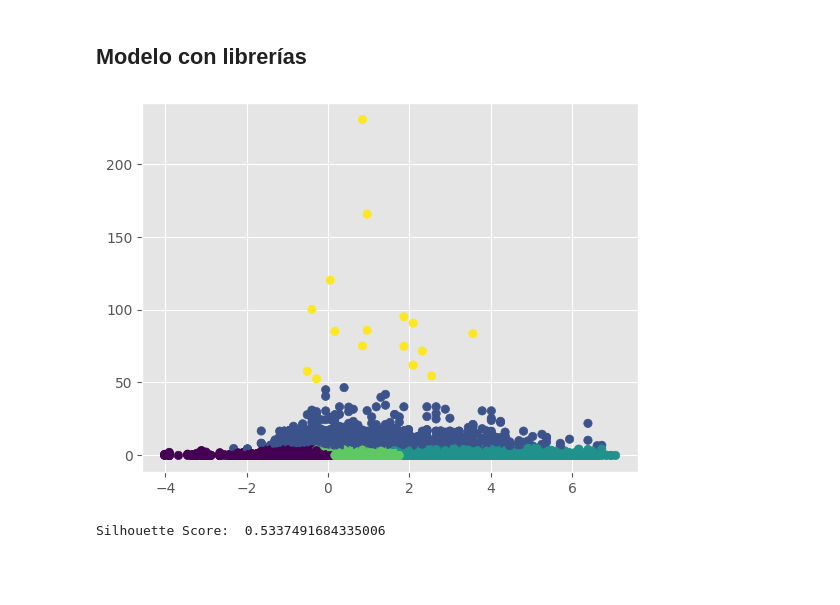
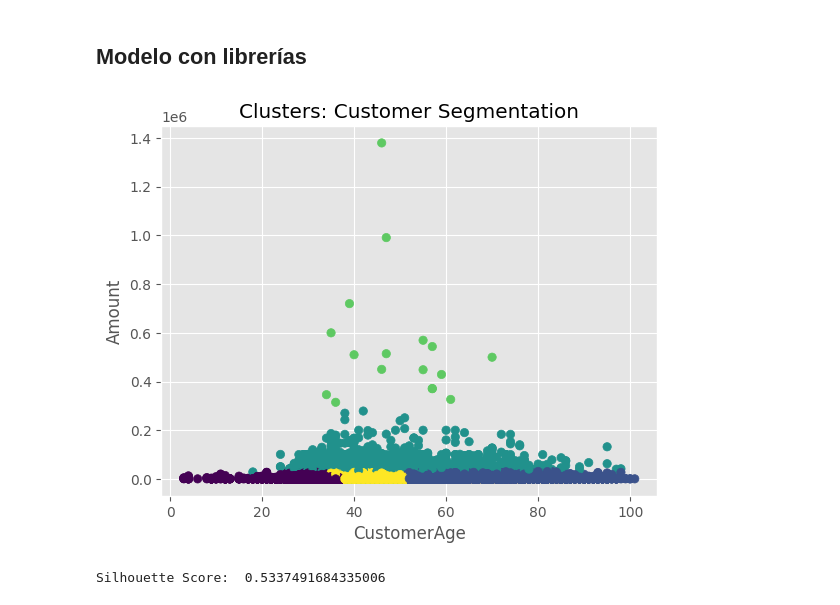
Before and after one commit to bl33h/bankCustomerSegmentation, a Jupyter notebook: bankCustomerSegmentation.ipynb, the cells around one changed output. Saved outputs shown, nothing was run; the diff lists cells and outputs as text; code cells hidden in the pictures; blank space fills up the shorter version.

```diff
--- a/bankCustomerSegmentation.ipynb
+++ b/bankCustomerSegmentation.ipynb
@@ -451,11 +443,14 @@ El modelo tiene un silhouette score de 0.42, lo que indica que los clusters est
 # %%
 kmeans = KMeans(n_clusters=5, random_state=7)
 pred_y = kmeans.fit_predict(scaled_features)
-# %%
-plt.scatter(scaled_features[:, 0], scaled_features[:, 1], c=pred_y)
-plt.show()
-# %% [output]
-[figure, removed]
+# %%
+plt.scatter(x='CustomerAge', y='Amount', data=features, c=pred_y)
+plt.xlabel('CustomerAge')
+plt.ylabel('Amount')
+plt.title('Clusters: Customer Segmentation')
+plt.show()
+# %% [output]
+[figure, added]
 # %%
 score = silhouette_score(scaled_features, pred_y)
 print('Silhouette Score: ', score)
```
Also changed, not shown: parts of 2 cells of this notebook.
